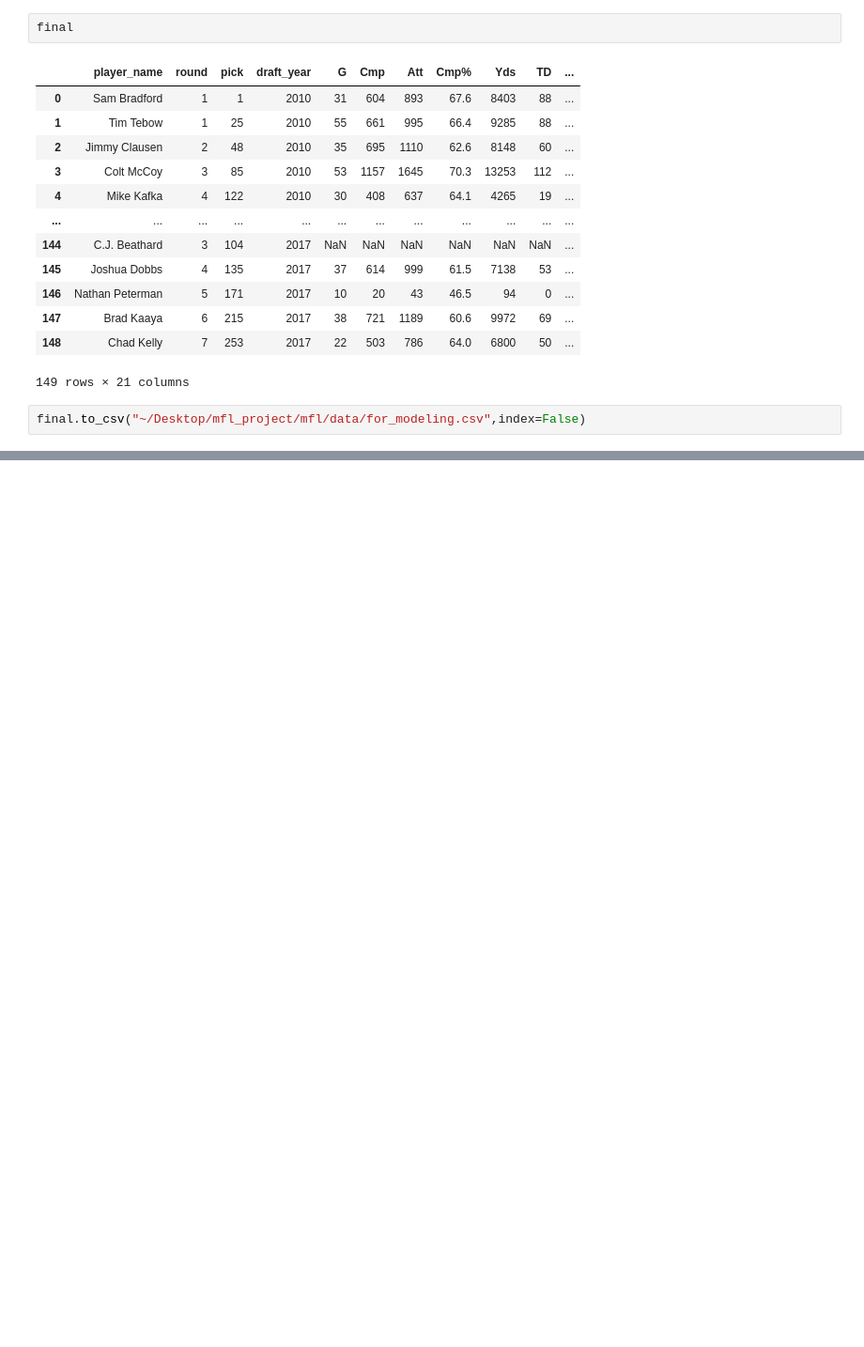
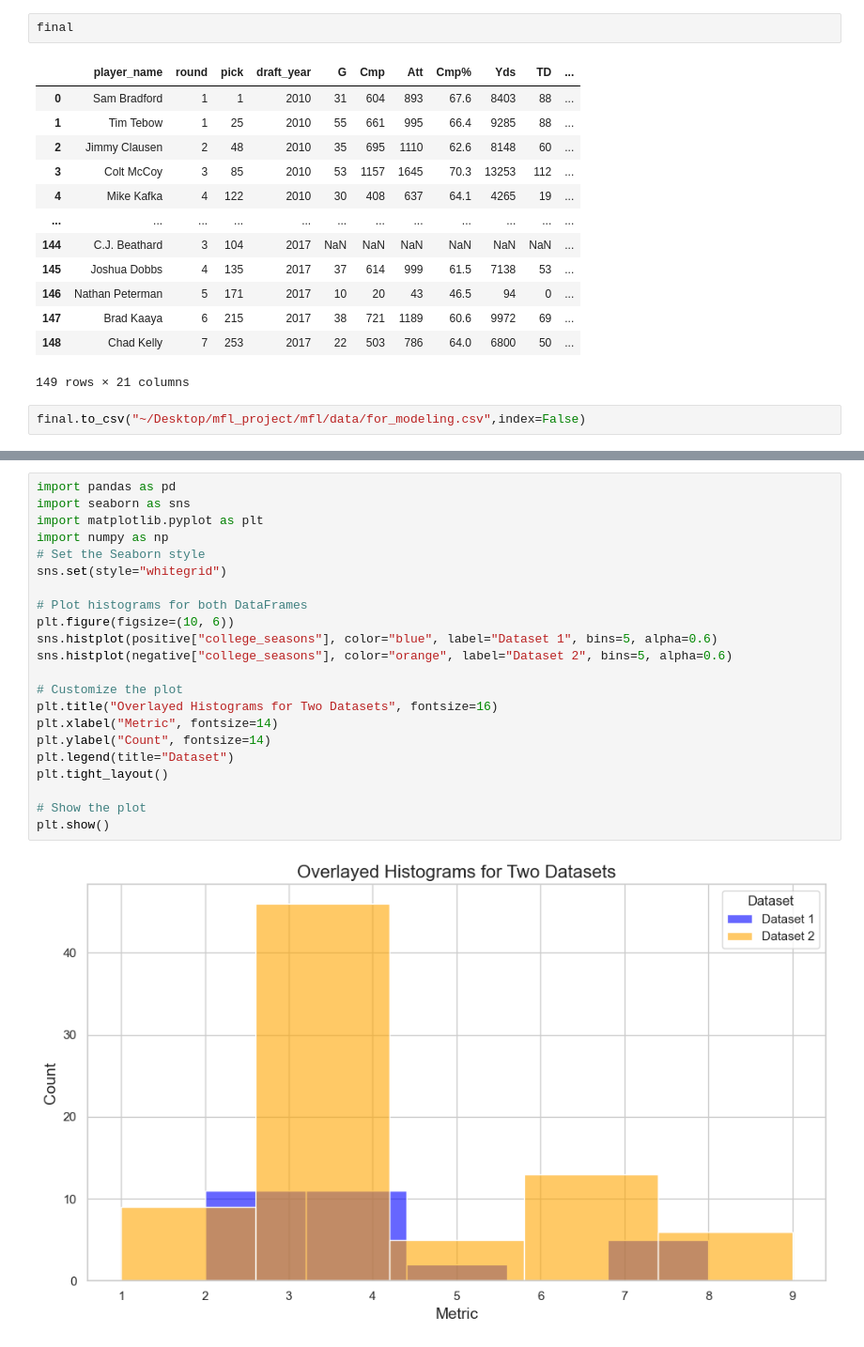
Before and after one commit to benstager/mfl, a Jupyter notebook: model_dev/model_dev_1_1.ipynb, the cells around one changed output, grey strips where cells are left out. Shown at 94% size. Saved outputs shown, nothing was run; the diff lists cells and outputs as text; blank space fills up the shorter version.

```diff
--- a/model_dev/model_dev_1_1.ipynb
+++ b/model_dev/model_dev_1_1.ipynb
@@ -306,0 +379,24 @@ final.to_csv("~/Desktop/mfl_project/mfl/data/for_modeling.csv",index=False)
+# %%
+import pandas as pd
+import seaborn as sns
+import matplotlib.pyplot as plt
+import numpy as np
+# Set the Seaborn style
+sns.set(style="whitegrid")
+
+# Plot histograms for both DataFrames
+plt.figure(figsize=(10, 6))
+sns.histplot(positive["college_seasons"], color="blue", label="Dataset 1", bins=5, alpha=0.6)
+sns.histplot(negative["college_seasons"], color="orange", label="Dataset 2", bins=5, alpha=0.6)
+
+# Customize the plot
+plt.title("Overlayed Histograms for Two Datasets", fontsize=16)
+plt.xlabel("Metric", fontsize=14)
+plt.ylabel("Count", fontsize=14)
+plt.legend(title="Dataset")
+plt.tight_layout()
+
+# Show the plot
+plt.show()
+# %% [output]
+[figure, added]
```
Also changed, not shown: parts of 10 cells of this notebook, 5 other files.
